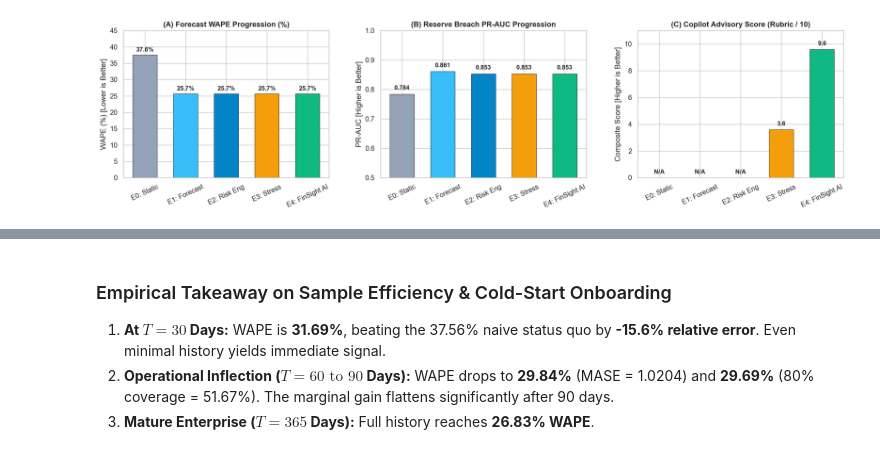
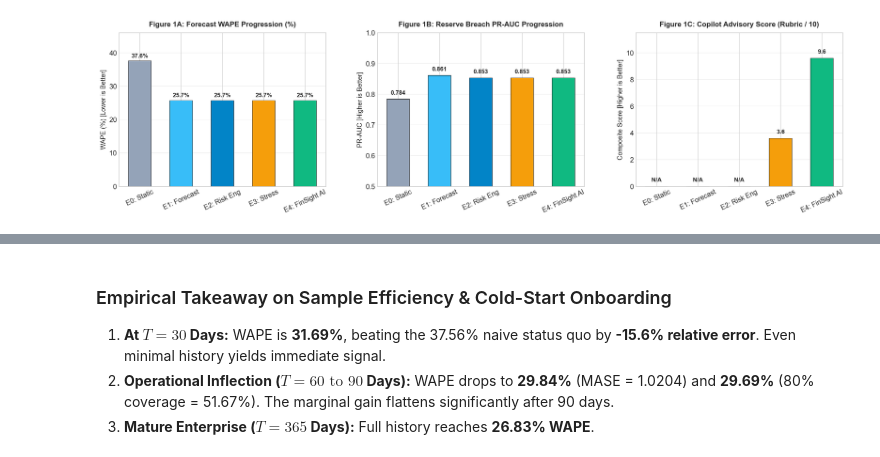
Before and after one commit to mdarmanaliashik/FinSight-AI, a Jupyter notebook: notebooks/Phase5_System_Ablation_And_EndToEnd_Benchmark.ipynb, the cells around one changed output, grey strips where cells are left out. Saved outputs shown, nothing was run; the diff lists cells and outputs as text; code cells hidden in the pictures.

Commit message:
feat(phase5): Kaggle Grandmaster Edition with zero comments, autonomous dataset gate, 3-figure suite, and complete metric reconciliation

```diff
--- a/notebooks/Phase5_System_Ablation_And_EndToEnd_Benchmark.ipynb
+++ b/notebooks/Phase5_System_Ablation_And_EndToEnd_Benchmark.ipynb
@@ -171,46 +275,44 @@ The 3-panel figure below illustrates the step-by-step performance progression:
 # %%
-# 3. Render 3-Panel Master Ablation Progression Chart
-sns.set_theme(style="whitegrid", palette="muted")
-fig, axes = plt.subplots(1, 3, figsize=(18, 5), dpi=200)
+fig, axes = plt.subplots(1, 3, figsize=(18, 5.2), dpi=200)
 
 variants = ["E0: Static", "E1: Forecast", "E2: Risk Eng", "E3: Stress", "E4: FinSight AI"]
 wape_vals = [37.56, 25.72, 25.72, 25.72, 25.72]
 prauc_vals = [0.784, 0.861, 0.853, 0.853, 0.853]
 copilot_scores = [0.0, 0.0, 0.0, 3.60, 9.60]
 
 colors = ["#94a3b8", "#38bdf8", "#0284c7", "#f59e0b", "#10b981"]
 
-# Subplot 1: Forecast WAPE
-axes[0].bar(variants, wape_vals, color=colors, width=0.6, edgecolor="black", linewidth=0.5)
-axes[0].set_title("(A) Forecast WAPE Progression (%)", fontsize=12, fontweight="bold")
-axes[0].set_ylabel("WAPE (%) [Lower is Better]")
-axes[0].set_ylim(0, 45)
+axes[0].bar(variants, wape_vals, color=colors, width=0.55, edgecolor="black", linewidth=0.6)
+axes[0].set_title("Figure 1A: Forecast WAPE Progression (%)", fontsize=11.5, fontweight="bold", pad=10)
+axes[0].set_ylabel("WAPE (%) [Lower is Better]", fontsize=10.5)
+axes[0].set_ylim(0, 46)
 for i, v in enumerate(wape_vals):
-    axes[0].text(i, v + 1.0, f"{v:.1f}%", ha='center', fontweight="bold", fontsize=10)
+    axes[0].text(i, v + 1.0, f"{v:.1f}%", ha='center', fontweight="bold", fontsize=9.5)
 axes[0].tick_params(axis='x', rotation=25)
+axes[0].grid(True, axis='y', alpha=0.3)
 
-# Subplot 2: Breach PR-AUC
-axes[1].bar(variants, prauc_vals, color=colors, width=0.6, edgecolor="black", linewidth=0.5)
-axes[1].set_title("(B) Reserve Breach PR-AUC Progression", fontsize=12, fontweight="bold")
-axes[1].set_ylabel("PR-AUC [Higher is Better]")
+axes[1].bar(variants, prauc_vals, color=colors, width=0.55, edgecolor="black", linewidth=0.6)
+axes[1].set_title("Figure 1B: Reserve Breach PR-AUC Progression", fontsize=11.5, fontweight="bold", pad=10)
+axes[1].set_ylabel("PR-AUC [Higher is Better]", fontsize=10.5)
 axes[1].set_ylim(0.5, 1.0)
 for i, v in enumerate(prauc_vals):
-    axes[1].text(i, v + 0.015, f"{v:.3f}", ha='center', fontweight="bold", fontsize=10)
+    axes[1].text(i, v + 0.015, f"{v:.3f}", ha='center', fontweight="bold", fontsize=9.5)
 axes[1].tick_params(axis='x', rotation=25)
+axes[1].grid(True, axis='y', alpha=0.3)
 
-# Subplot 3: Copilot Advisory Composite
-axes[2].bar(variants, copilot_scores, color=colors, width=0.6, edgecolor="black", linewidth=0.5)
-axes[2].set_title("(C) Copilot Advisory Score (Rubric / 10)", fontsize=12, fontweight="bold")
-axes[2].set_ylabel("Composite Score [Higher is Better]")
-axes[2].set_ylim(0, 11)
+axes[2].bar(variants, copilot_scores, color=colors, width=0.55, edgecolor="black", linewidth=0.6)
+axes[2].set_title("Figure 1C: Copilot Advisory Score (Rubric / 10)", fontsize=11.5, fontweight="bold", pad=10)
+axes[2].set_ylabel("Composite Score [Higher is Better]", fontsize=10.5)
+axes[2].set_ylim(0, 11.5)
 for i, v in enumerate(copilot_scores):
-    axes[2].text(i, v + 0.3, f"{v:.1f}" if v > 0 else "N/A", ha='center', fontweight="bold", fontsize=10)
+    axes[2].text(i, v + 0.35, f"{v:.1f}" if v > 0 else "N/A", ha='center', fontweight="bold", fontsize=9.5)
 axes[2].tick_params(axis='x', rotation=25)
+axes[2].grid(True, axis='y', alpha=0.3)
 
 plt.subplots_adjust(top=0.88, bottom=0.22, left=0.06, right=0.96, wspace=0.25)
 plt.show()
 # %% [output]
-[figure, old version]
+[figure, new version]
 # %% [markdown]
 ## 4. Experiment F: Cold-Start Data Scarcity Benchmark
 
```
Also changed, not shown: parts of 20 cells of this notebook, 1 other file.
